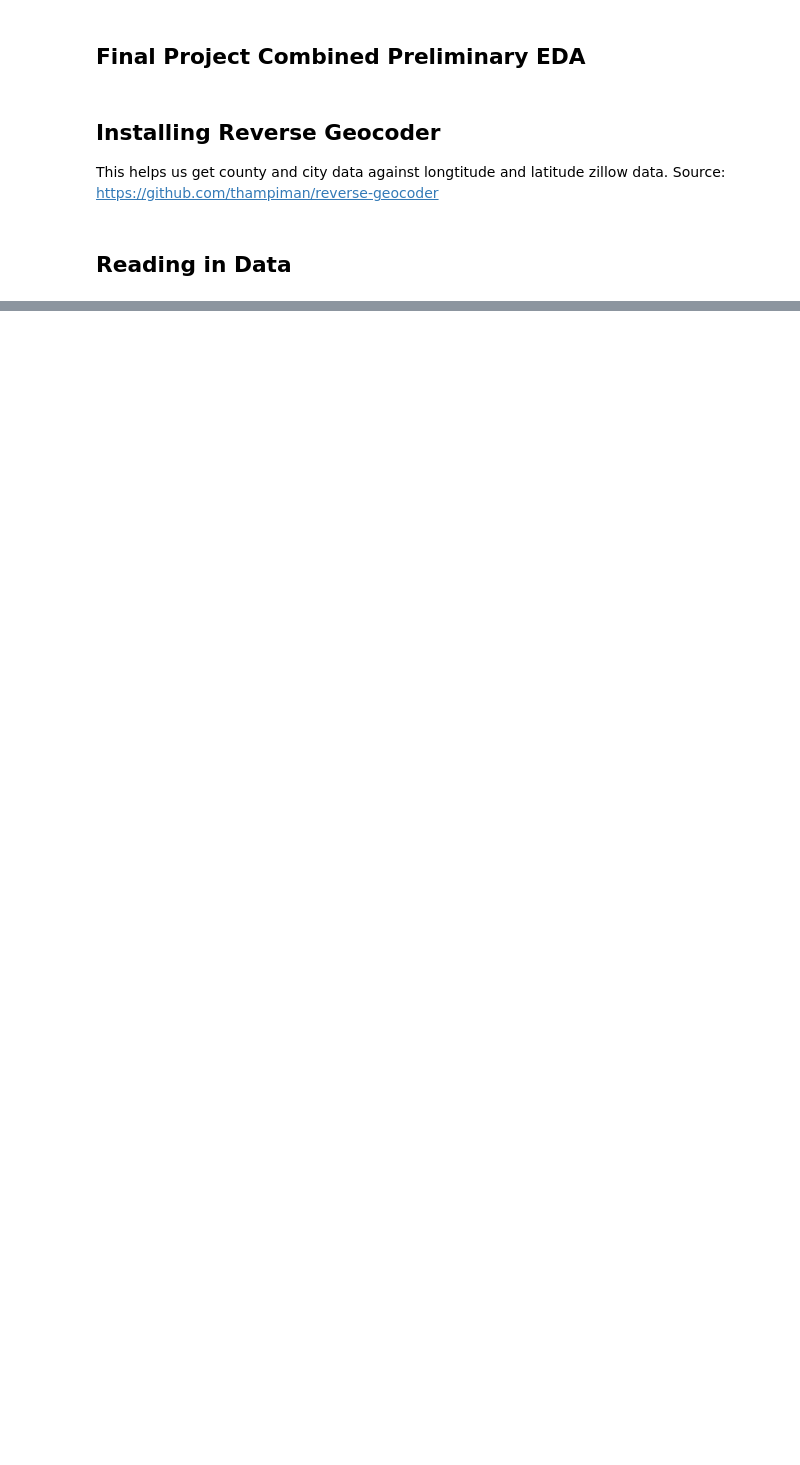
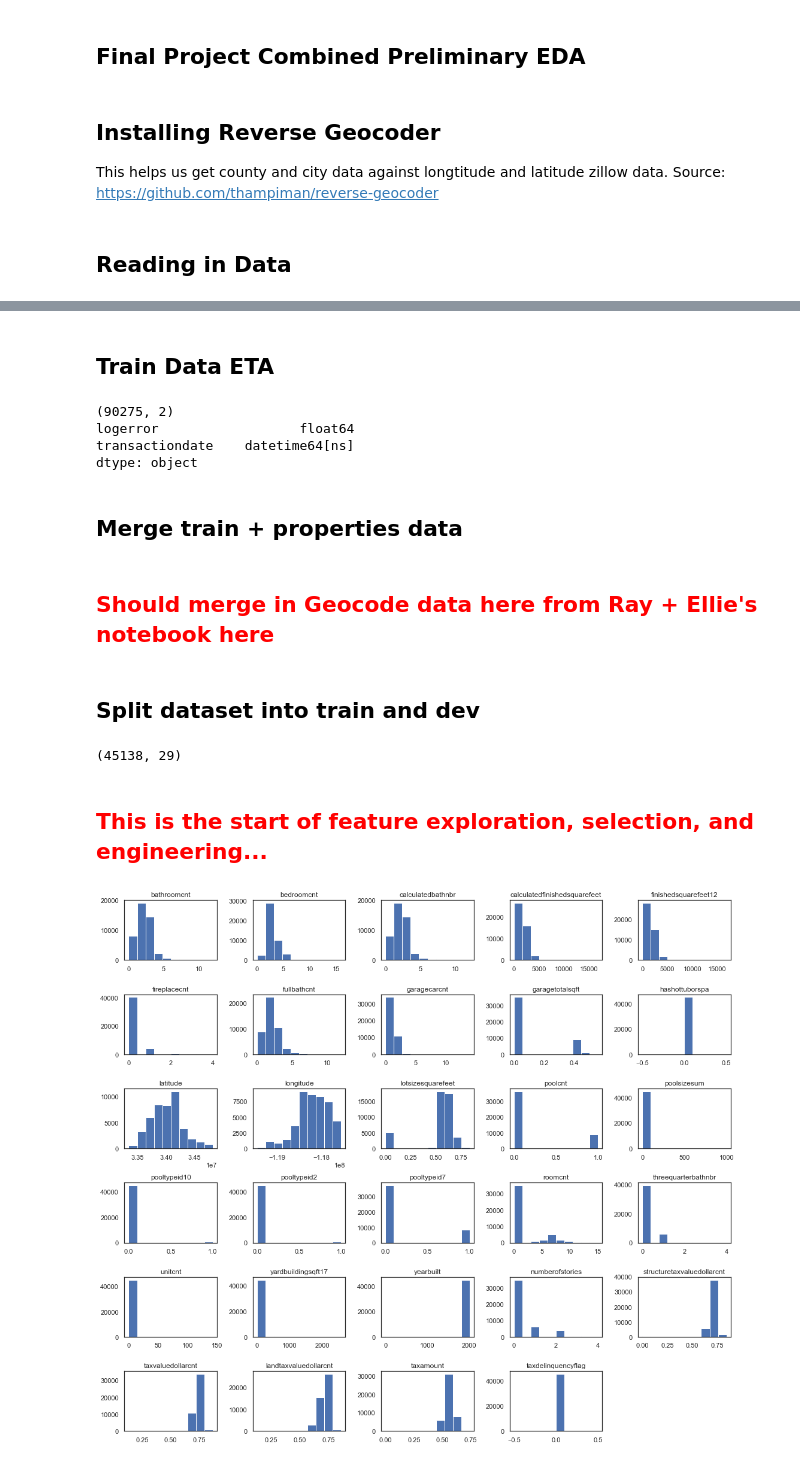
Before and after one commit to AustinDoolittle/W207-Final-Project, a Jupyter notebook: combined_eda.ipynb, the cells around one changed output, grey strips where cells are left out. Drawn from its saved outputs; the diff is of its cells as text; code cells hidden in the pictures; blank space fills up the shorter version.

Commit message:
combining everyone's EDA into central notebook

```diff
--- a/combined_eda.ipynb
+++ b/combined_eda.ipynb
@@ -54,0 +112,7 @@ properties_2016.describe(include='all').transpose().sort_values(by='count')
+# %%
+properties_2016['structuretaxvaluedollarcnt'][isneginf(properties_2016['structuretaxvaluedollarcnt'])]=0
+properties_2016['taxvaluedollarcnt'][isneginf(properties_2016['taxvaluedollarcnt'])]=0
+properties_2016['landtaxvaluedollarcnt'][isneginf(properties_2016['landtaxvaluedollarcnt'])]=0
+properties_2016['taxamount'][isneginf(properties_2016['taxamount'])]=0
+properties_2016['lotsizesquarefeet'][isneginf(properties_2016['lotsizesquarefeet'])]=0
+properties_2016['garagetotalsqft'][isneginf(properties_2016['garagetotalsqft'])]=0
@@ -54,0 +151,55 @@ properties_2016.describe(include='all').transpose().sort_values(by='count')
+# %% [markdown]
+## Train Data ETA
+# %%
+train_2016.transactiondate = pd.to_datetime(train_2016.transactiondate, infer_datetime_format=True)
+train_2016.set_index(keys='parcelid',inplace=True)
+print(train_2016.shape)
+print(train_2016.dtypes)
+# %% [output]
+(90275, 2)
+logerror                  float64
+transactiondate    datetime64[ns]
+dtype: object
+# %% [markdown]
+## Merge train + properties data
+# %%
+# create the train and dev subsets from 2016 data
+df = properties_2016.merge(train_2016,how='inner',left_index=True,right_index=True, copy='False')
+
+df.fillna(0,inplace=True)
+# %% [markdown]
+## <font color=red> Should merge in Geocode data here from Ray + Ellie's notebook here </font>
+# %% [markdown]
+## Split dataset into train and dev
+# %%
+# split the dataset into train and dev
+df = shuffle(df)
+
+train_data, train_labels = df.iloc[int(len(df)/2):, 0:29], df.iloc[int(len(df)/2):, 29:30].values
+df_train = df.iloc[int(len(df)/2):, :]
+dev_data, dev_labels = df.iloc[:int(len(df)/2), 0:29], df.iloc[:int(len(df)/2), 29:30].values
+print(train_data.shape)
+# %% [output]
+(45138, 29)
+# %% [markdown]
+## <font color=red> This is the start of feature exploration, selection, and engineering... </font>
+# %%
+# plot distribution histograms of features
+def plt_hist(df,row,col,cnt):
+    fig, ax = plt.subplots(row,col, figsize=(15,15))
+    ax = ax.flatten()
+    i = 0
+    for c in df.columns:
+        ax[i].hist(df[c])
+        ax[i].set_xlabel("")
+        ax[i].set_ylabel("")
+        ax[i].set_title(c)
+        i+=1
+    if cnt < row*col:
+        for i in range(cnt,row*col):
+            plt.delaxes(ax[i])
+    plt.tight_layout()
+
+plt_hist(df_train,7,5,len(df_train.columns)-2)
+# %% [output]
+[figure, added]
```
Also changed, not shown: parts of 11 cells of this notebook.
